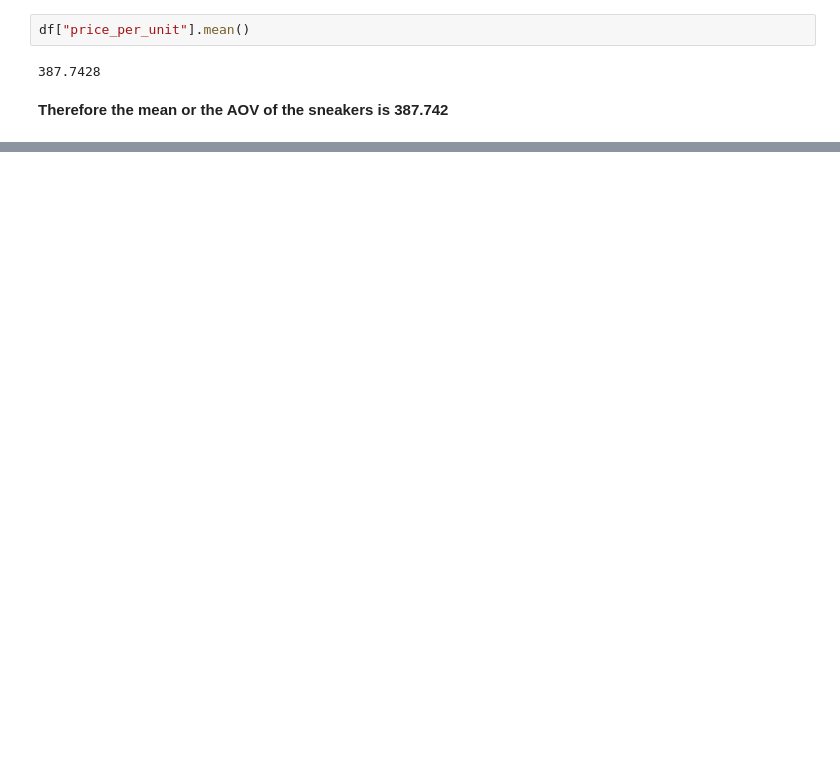
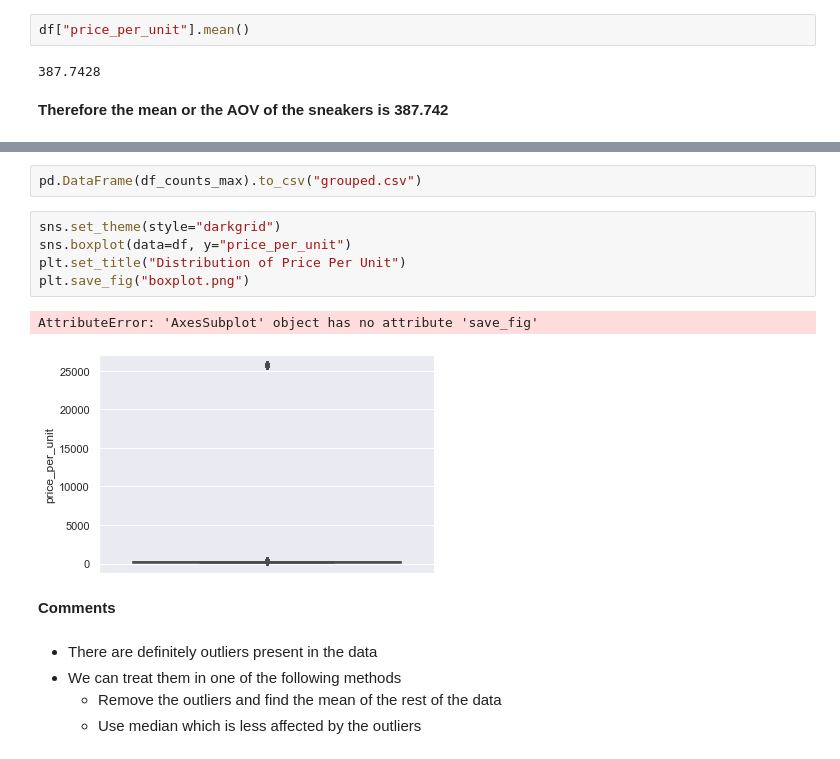
Before and after one commit to valli180/shopify_challenge, a Jupyter notebook: shopify_project.ipynb, the cells around one changed output, grey strips where cells are left out. Saved outputs shown, nothing was run; the diff lists cells and outputs as text; blank space fills up the shorter version.

```diff
--- a/shopify_project.ipynb
+++ b/shopify_project.ipynb
@@ -39,0 +131,17 @@ df["price_per_unit"].mean()
+# %%
+pd.DataFrame(df_counts_max).to_csv("grouped.csv")
+# %%
+sns.set_theme(style="darkgrid")
+sns.boxplot(data=df, y="price_per_unit")
+plt.set_title("Distribution of Price Per Unit")
+plt.save_fig("boxplot.png")
+# %% [output]
+AttributeError: 'AxesSubplot' object has no attribute 'save_fig'
+[figure, added]
+# %% [markdown]
+**Comments**
+# %% [markdown]
+- There are definitely outliers present in the data
+- We can treat them in one of the following methods
+    * Remove the outliers and find the mean of the rest of the data
+    * Use median which is less affected by the outliers
```
Also changed, not shown: parts of 23 cells of this notebook, 3 other files.
